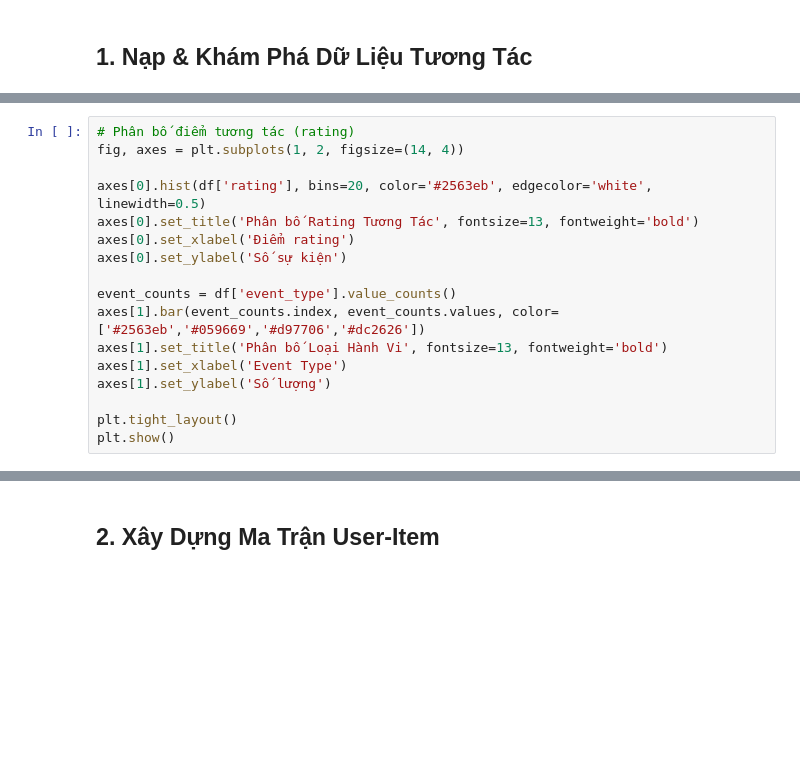
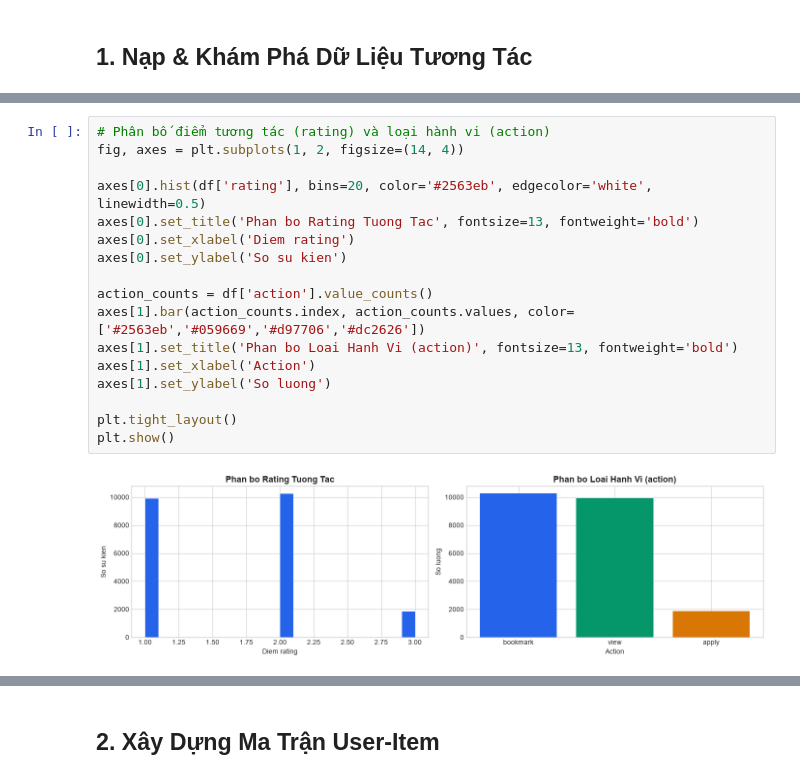
Before and after one commit to doanquangminh14/IT-Job-Market-Intelligence, a Jupyter notebook: notebook/collaborative_filtering_experiment.ipynb, the cells around one changed output, grey strips where cells are left out. Drawn from its saved outputs; the diff is of its cells as text; blank space fills up the shorter version.

```diff
--- a/notebook/collaborative_filtering_experiment.ipynb
+++ b/notebook/collaborative_filtering_experiment.ipynb
@@ -68,20 +86,22 @@ KeyError: 'event_type'
 # %%
-# Phân bố điểm tương tác (rating)
+# Phân bố điểm tương tác (rating) và loại hành vi (action)
 fig, axes = plt.subplots(1, 2, figsize=(14, 4))
 
 axes[0].hist(df['rating'], bins=20, color='#2563eb', edgecolor='white', linewidth=0.5)
-axes[0].set_title('Phân bố Rating Tương Tác', fontsize=13, fontweight='bold')
-axes[0].set_xlabel('Điểm rating')
-axes[0].set_ylabel('Số sự kiện')
+axes[0].set_title('Phan bo Rating Tuong Tac', fontsize=13, fontweight='bold')
+axes[0].set_xlabel('Diem rating')
+axes[0].set_ylabel('So su kien')
 
-event_counts = df['event_type'].value_counts()
-axes[1].bar(event_counts.index, event_counts.values, color=['#2563eb','#059669','#d97706','#dc2626'])
-axes[1].set_title('Phân bố Loại Hành Vi', fontsize=13, fontweight='bold')
-axes[1].set_xlabel('Event Type')
-axes[1].set_ylabel('Số lượng')
+action_counts = df['action'].value_counts()
+axes[1].bar(action_counts.index, action_counts.values, color=['#2563eb','#059669','#d97706','#dc2626'])
+axes[1].set_title('Phan bo Loai Hanh Vi (action)', fontsize=13, fontweight='bold')
+axes[1].set_xlabel('Action')
+axes[1].set_ylabel('So luong')
 
 plt.tight_layout()
 plt.show()
+# %% [output]
+[figure, added]
 # %%
 # Nạp metadata ứng viên (persona distribution)
 import json
```
Also changed, not shown: parts of 21 cells of this notebook.
